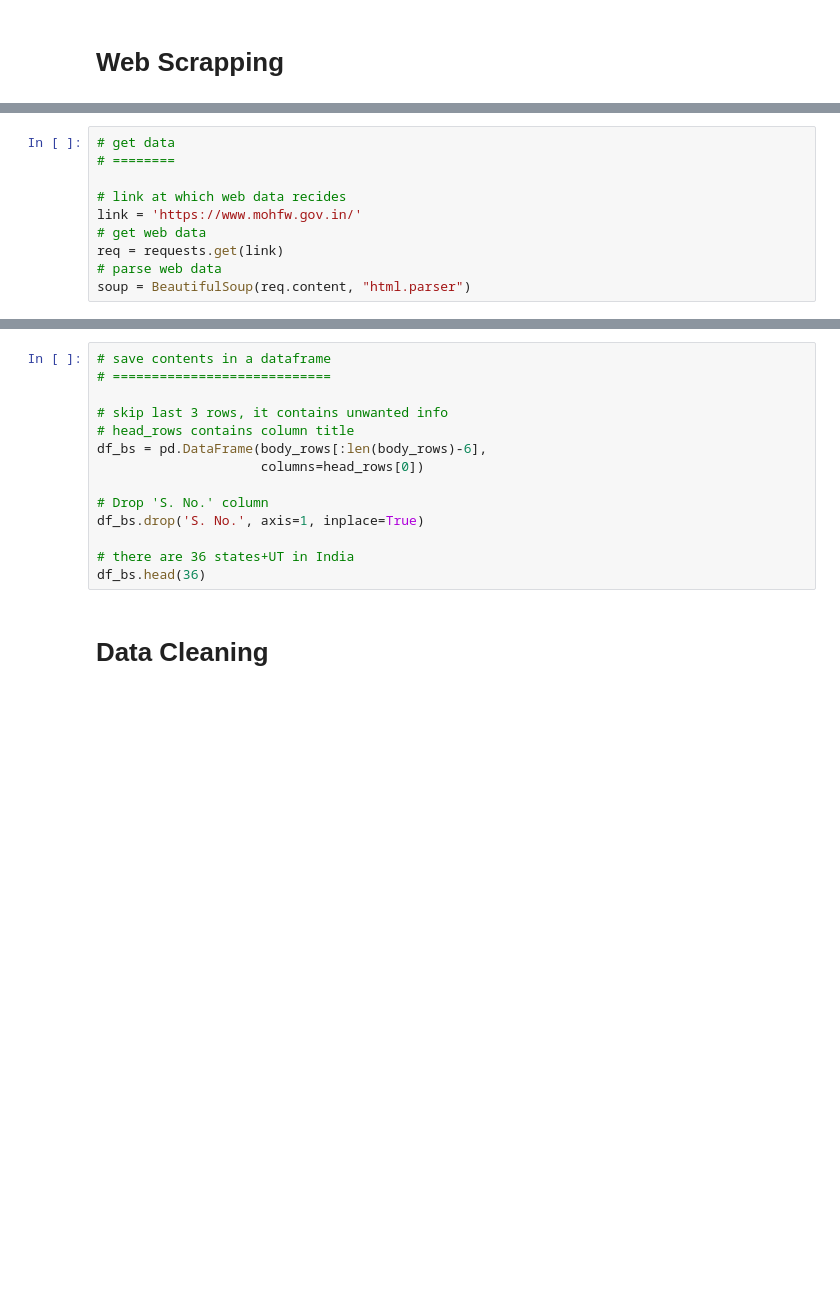
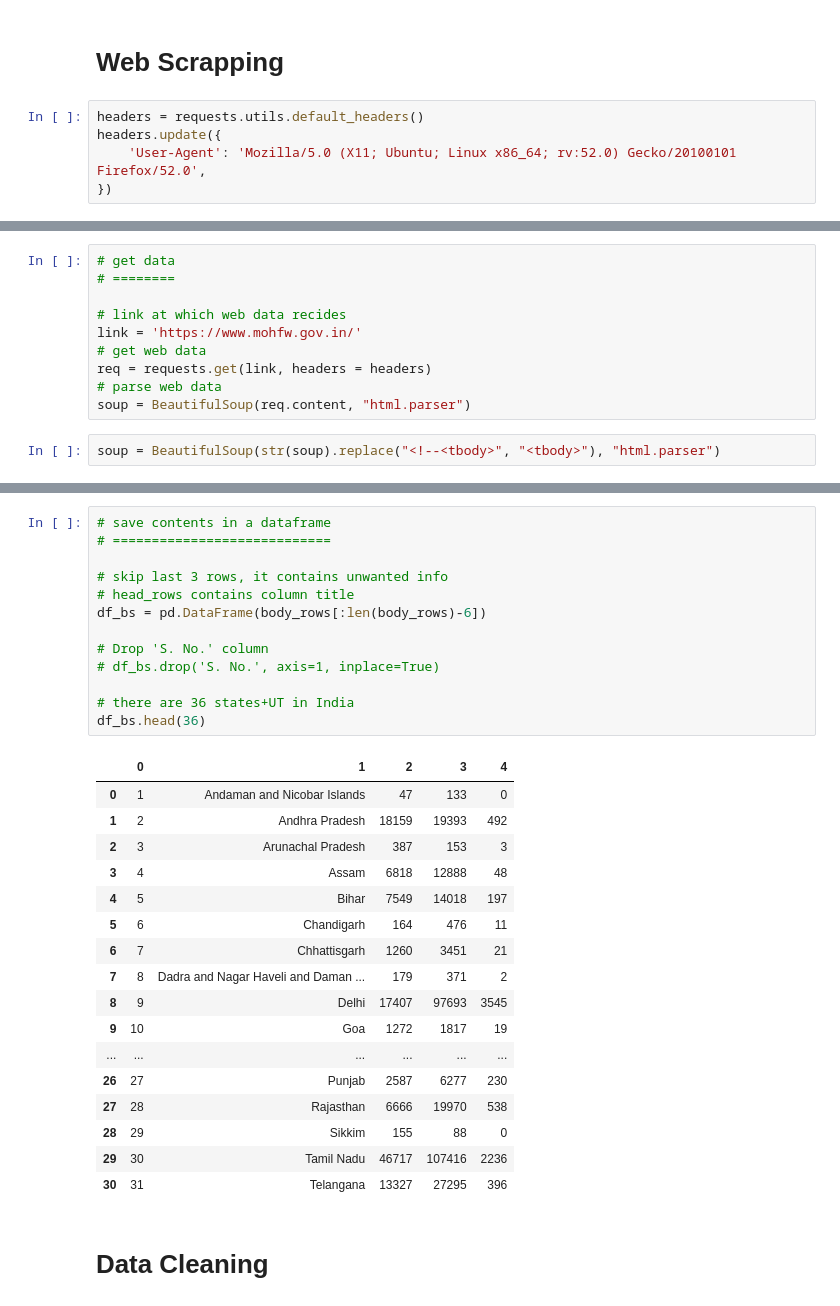
Before and after one commit to imdevskp/covid-19-india-data, a Jupyter notebook: web_scraping.ipynb, the cells around one changed output, grey strips where cells are left out. Drawn from its saved outputs; the diff is of its cells as text; blank space fills up the shorter version.

```diff
--- a/web_scraping.ipynb
+++ b/web_scraping.ipynb
@@ -25,2 +29,7 @@ import numpy as np
 # %% [markdown]
 # Web Scrapping
+# %%
+headers = requests.utils.default_headers()
+headers.update({
+    'User-Agent': 'Mozilla/5.0 (X11; Ubuntu; Linux x86_64; rv:52.0) Gecko/20100101 Firefox/52.0',
+})
@@ -31,6 +51,8 @@ import numpy as np
 # link at which web data recides
 link = 'https://www.mohfw.gov.in/'
 # get web data
-req = requests.get(link)
+req = requests.get(link, headers = headers)
 # parse web data
 soup = BeautifulSoup(req.content, "html.parser")
+# %%
+soup = BeautifulSoup(str(soup).replace("<!--<tbody>", "<tbody>"), "html.parser")
@@ -85,17 +126,34 @@ for tr in body:
 # %%
 # save contents in a dataframe
 # ============================
 
 # skip last 3 rows, it contains unwanted info
 # head_rows contains column title
-df_bs = pd.DataFrame(body_rows[:len(body_rows)-6],
-                     columns=head_rows[0])
+df_bs = pd.DataFrame(body_rows[:len(body_rows)-6])
 
 # Drop 'S. No.' column
-df_bs.drop('S. No.', axis=1, inplace=True)
+# df_bs.drop('S. No.', axis=1, inplace=True)
 
 # there are 36 states+UT in India
 df_bs.head(36)
+# %% [output]
+|  | 0 | 1 | 2 | 3 | 4 |
+| 0 | 1 | Andaman and Nicobar Islands | 47 | 133 | 0 |
+| 1 | 2 | Andhra Pradesh | 18159 | 19393 | 492 |
+| 2 | 3 | Arunachal Pradesh | 387 | 153 | 3 |
+| 3 | 4 | Assam | 6818 | 12888 | 48 |
+| 4 | 5 | Bihar | 7549 | 14018 | 197 |
+| 5 | 6 | Chandigarh | 164 | 476 | 11 |
+| 6 | 7 | Chhattisgarh | 1260 | 3451 | 21 |
+| 7 | 8 | Dadra and Nagar Haveli and Daman ... | 179 | 371 | 2 |
+| 8 | 9 | Delhi | 17407 | 97693 | 3545 |
+| 9 | 10 | Goa | 1272 | 1817 | 19 |
+| ... | ... | ... | ... | ... | ... |
+| 26 | 27 | Punjab | 2587 | 6277 | 230 |
+| 27 | 28 | Rajasthan | 6666 | 19970 | 538 |
+| 28 | 29 | Sikkim | 155 | 88 | 0 |
+| 29 | 30 | Tamil Nadu | 46717 | 107416 | 2236 |
+| 30 | 31 | Telangana | 13327 | 27295 | 396 |
 # %% [markdown]
 # Data Cleaning
 # %%
```
Also changed, not shown: parts of 15 cells of this notebook, 9 other files.
